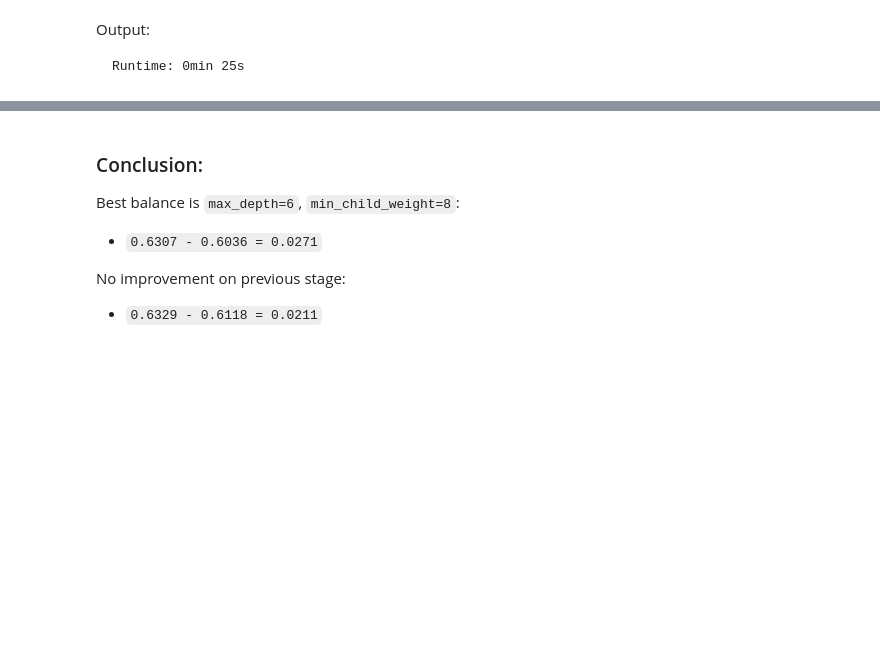
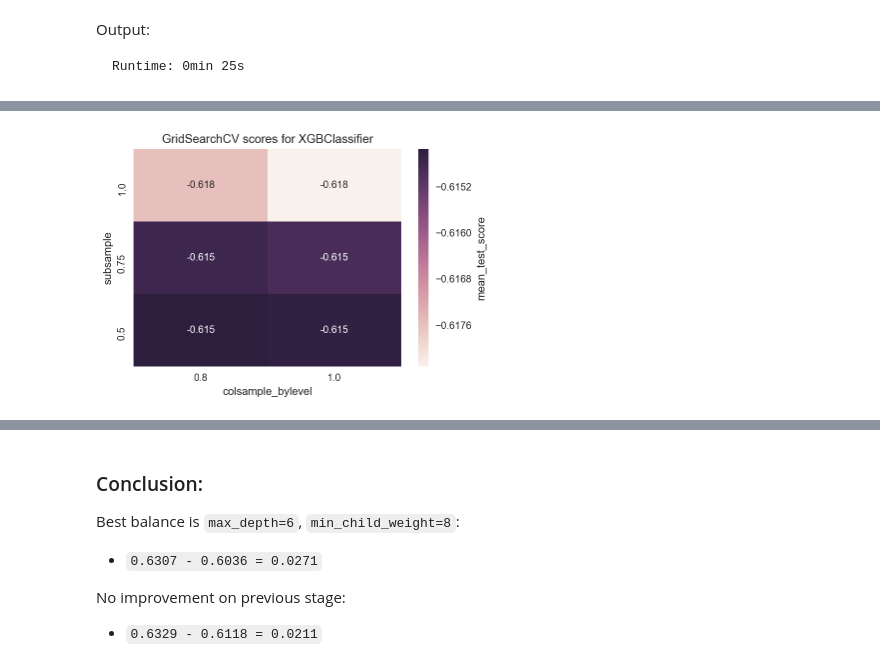
Before and after one commit to mdlynch37/kaggle-rental-interest, a Jupyter notebook: Executable/Implementation.ipynb, the cells around one changed output, grey strips where cells are left out. Drawn from its saved outputs; the diff is of its cells as text; code cells hidden in the pictures; blank space fills up the shorter version.

```diff
--- a/Executable/Implementation.ipynb
+++ b/Executable/Implementation.ipynb
@@ -670,27 +674,22 @@ if RUN_XGB:
 
     xgb_clf = XGBClassifier(
         objective='multi:softprob',
-        n_estimators=200,
+        n_estimators=300,
         learning_rate=0.05,
-
-        max_depth=5,
-        gamma=5,
-        colsample_bytree=.8,
+        min_child_weight=0.03,
+        max_depth=6,
+#         subsample=.5,
+        max_delta_step=1,
 
         missing=-999, nthread=1, seed=SEED,
     )
     params = dict(
-        min_child_weight=[4, 8, 12, 16, 20, 24],
-        max_depth=[5, 6, 7],
+        subsample=[.5, .75, 1],
+        colsample_bylevel=[.8, 1],
     )
 
-    fit_params=dict(
-        eval_metric='mlogloss',
-        eval_set=[(X_train, y_train), (X_test, y_test)],
-        verbose=False,
-    )
-    grid_s4 = GridSearchCV(xgb_clf, params, fit_params=fit_params,
-                           scoring=scoring, cv=3, n_jobs=N_JOBS)
+    grid_s4 = GridSearchCV(xgb_clf, params, scoring=scoring,
+                           cv=3, n_jobs=N_JOBS)
 
     %timeit -r1 -n1 grid_s4.fit(X_train, y_train)
     print()
@@ -703,12 +702,3 @@ else:
     print('Loaded: {}'.format(GRID_S4_FP))
 
 print(best_grid_score(grid_s4))
-
-ge = GridSearchExplorer(grid_s4)
-fig = ge.plot_cv_train_comparison(x='max_depth')
-
-suptitle = ('GridSearchCV Scores for XGBClassifier'
-            ' - max_depth vs. min_child_weight')
-plt.suptitle(suptitle, fontsize='x-large', y=1.05)
-
-plt.tight_layout()
@@ -714,0 +714,6 @@ plt.tight_layout()
+# %%
+ge = GridSearchExplorer(grid_s4)
+fig = ge.plot(x='colsample_bylevel')
+plt.show()
+# %% [output]
+[figure, added]
```
Also changed, not shown: parts of 38 cells of this notebook, 2 other files.
